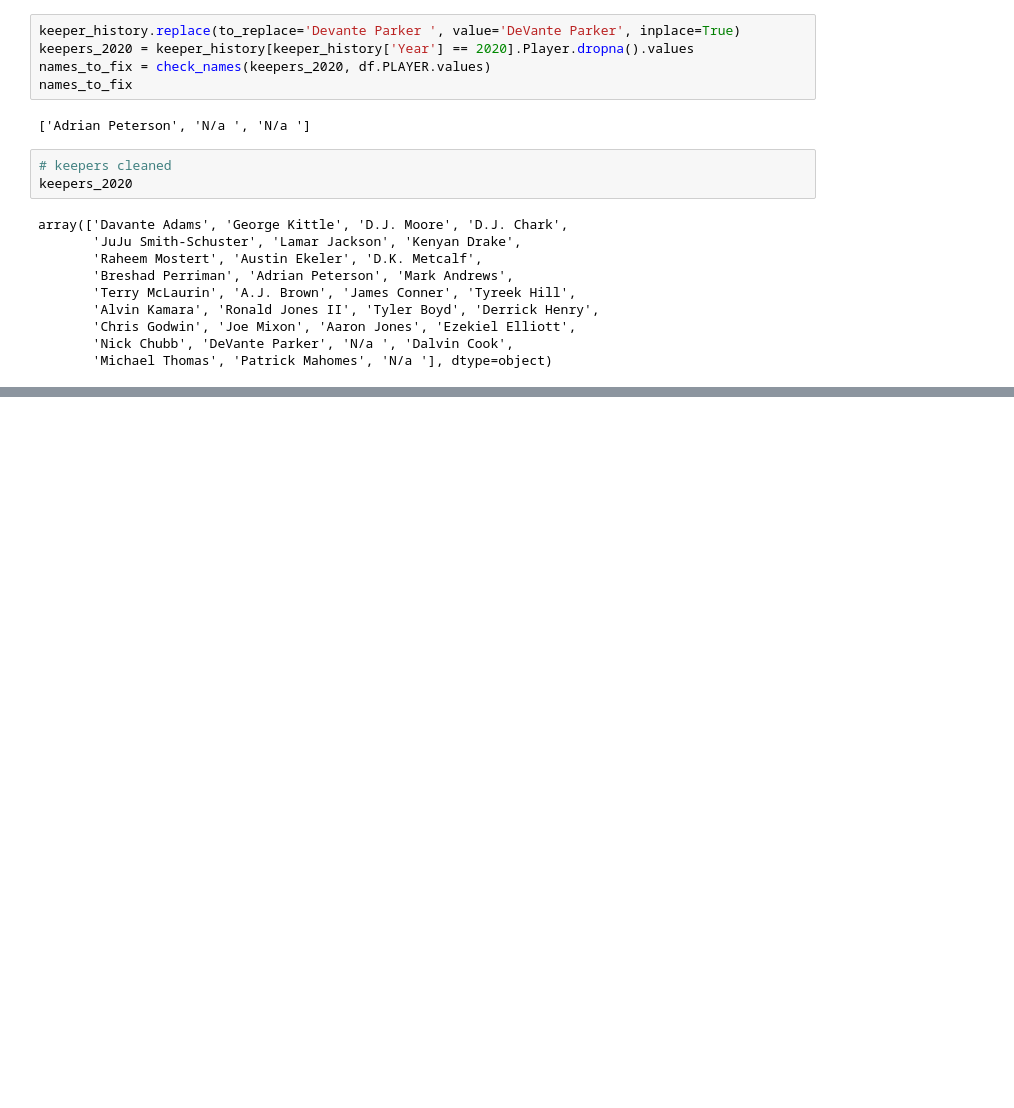
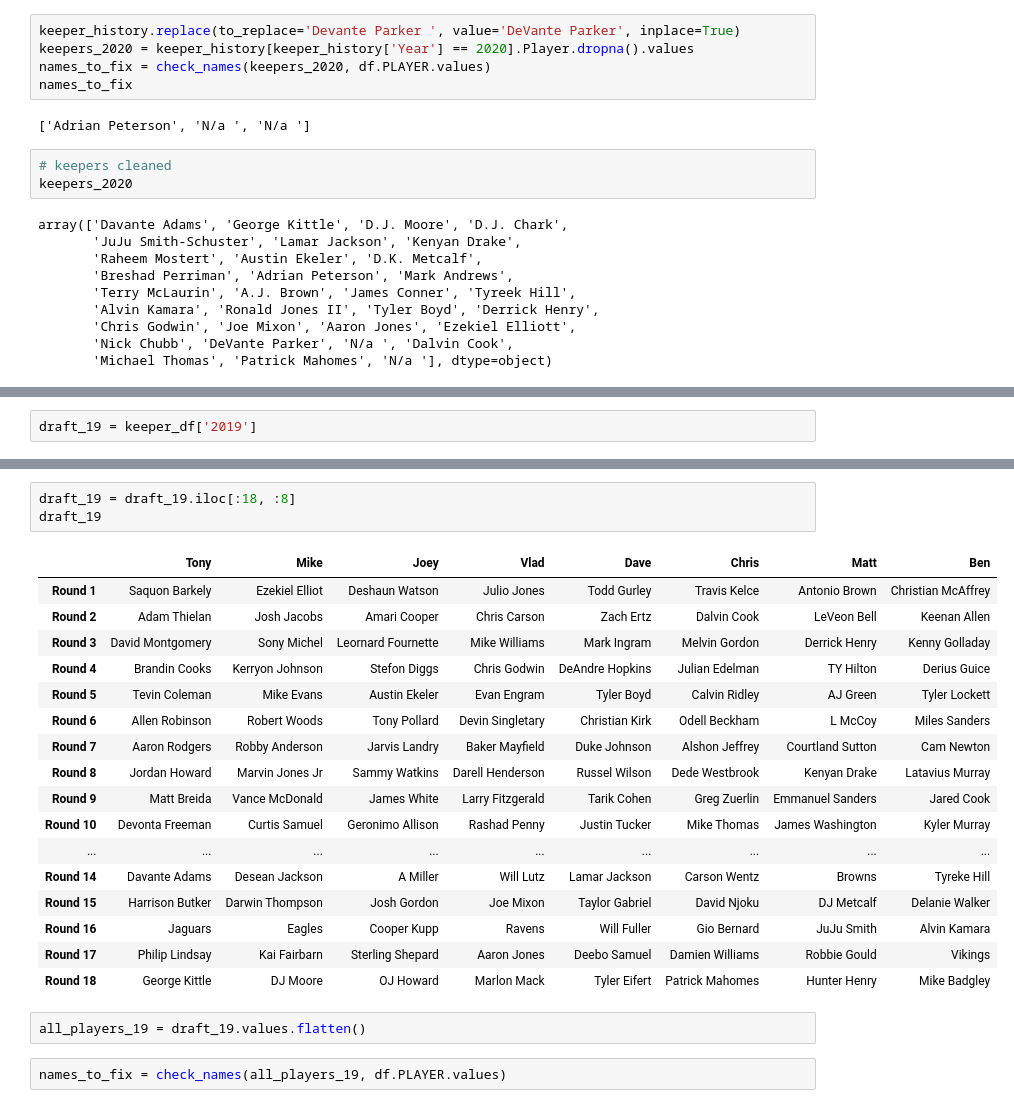
Before and after one commit to rab175/SportsAnalysis, a Jupyter notebook: Draft Model.ipynb, the cells around one changed output, grey strips where cells are left out. Cells and saved outputs as stored; diff of their text form; blank space fills up the shorter version.

Commit message:
cleaning draft names

```diff
--- a/Draft Model.ipynb
+++ b/Draft Model.ipynb
@@ -657,0 +631,2 @@ array(['Davante Adams', 'George Kittle', 'D.J. Moore', 'D.J. Chark',
+# %%
+draft_19 = keeper_df['2019']
@@ -657,0 +644,25 @@ array(['Davante Adams', 'George Kittle', 'D.J. Moore', 'D.J. Chark',
+# %%
+draft_19 = draft_19.iloc[:18, :8]
+draft_19
+# %% [output]
+|  | Tony | Mike | Joey | Vlad | Dave | Chris | Matt | Ben |
+| Round 1 | Saquon Barkely | Ezekiel Elliot | Deshaun Watson | Julio Jones | Todd Gurley | Travis Kelce | Antonio Brown | Christian McAffrey |
+| Round 2 | Adam Thielan | Josh Jacobs | Amari Cooper | Chris Carson | Zach Ertz | Dalvin Cook | LeVeon Bell | Keenan Allen |
+| Round 3 | David Montgomery | Sony Michel | Leornard Fournette | Mike Williams | Mark Ingram | Melvin Gordon | Derrick Henry | Kenny Golladay |
+| Round 4 | Brandin Cooks | Kerryon Johnson | Stefon Diggs | Chris Godwin | DeAndre Hopkins | Julian Edelman | TY Hilton | Derius Guice |
+| Round 5 | Tevin Coleman | Mike Evans | Austin Ekeler | Evan Engram | Tyler Boyd | Calvin Ridley | AJ Green | Tyler Lockett |
+| Round 6 | Allen Robinson | Robert Woods | Tony Pollard | Devin Singletary | Christian Kirk | Odell Beckham | L McCoy | Miles Sanders |
+| Round 7 | Aaron Rodgers | Robby Anderson | Jarvis Landry | Baker Mayfield | Duke Johnson | Alshon Jeffrey | Courtland Sutton | Cam Newton |
+| Round 8 | Jordan Howard | Marvin Jones Jr | Sammy Watkins | Darell Henderson | Russel Wilson | Dede Westbrook | Kenyan Drake | Latavius Murray |
+| Round 9 | Matt Breida | Vance McDonald | James White | Larry Fitzgerald | Tarik Cohen | Greg Zuerlin | Emmanuel Sanders | Jared Cook |
+| Round 10 | Devonta Freeman | Curtis Samuel | Geronimo Allison | Rashad Penny | Justin Tucker | Mike Thomas | James Washington | Kyler Murray |
+| ... | ... | ... | ... | ... | ... | ... | ... | ... |
+| Round 14 | Davante Adams | Desean Jackson | A Miller | Will Lutz | Lamar Jackson | Carson Wentz | Browns | Tyreke Hill |
+| Round 15 | Harrison Butker | Darwin Thompson | Josh Gordon | Joe Mixon | Taylor Gabriel | David Njoku | DJ Metcalf | Delanie Walker |
+| Round 16 | Jaguars | Eagles | Cooper Kupp | Ravens | Will Fuller | Gio Bernard | JuJu Smith | Alvin Kamara |
+| Round 17 | Philip Lindsay | Kai Fairbarn | Sterling Shepard | Aaron Jones | Deebo Samuel | Damien Williams | Robbie Gould | Vikings |
+| Round 18 | George Kittle | DJ Moore | OJ Howard | Marlon Mack | Tyler Eifert | Patrick Mahomes | Hunter Henry | Mike Badgley |
+# %%
+all_players_19 = draft_19.values.flatten()
+# %%
+names_to_fix = check_names(all_players_19, df.PLAYER.values)
```
Also changed, not shown: parts of 16 cells of this notebook.
